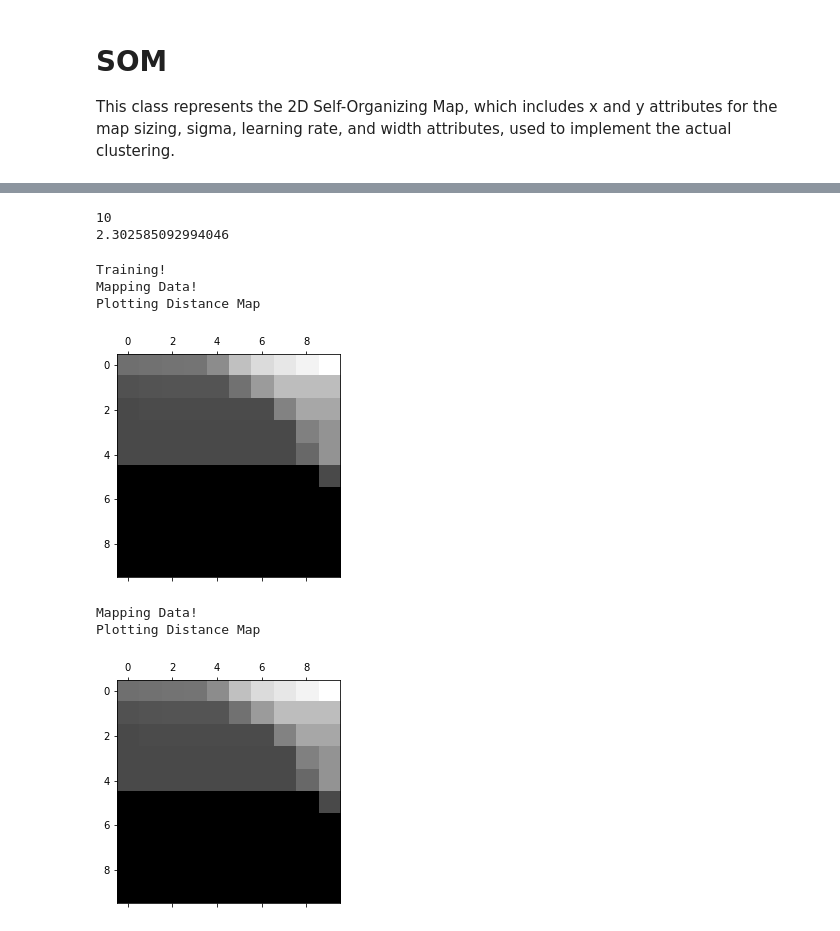
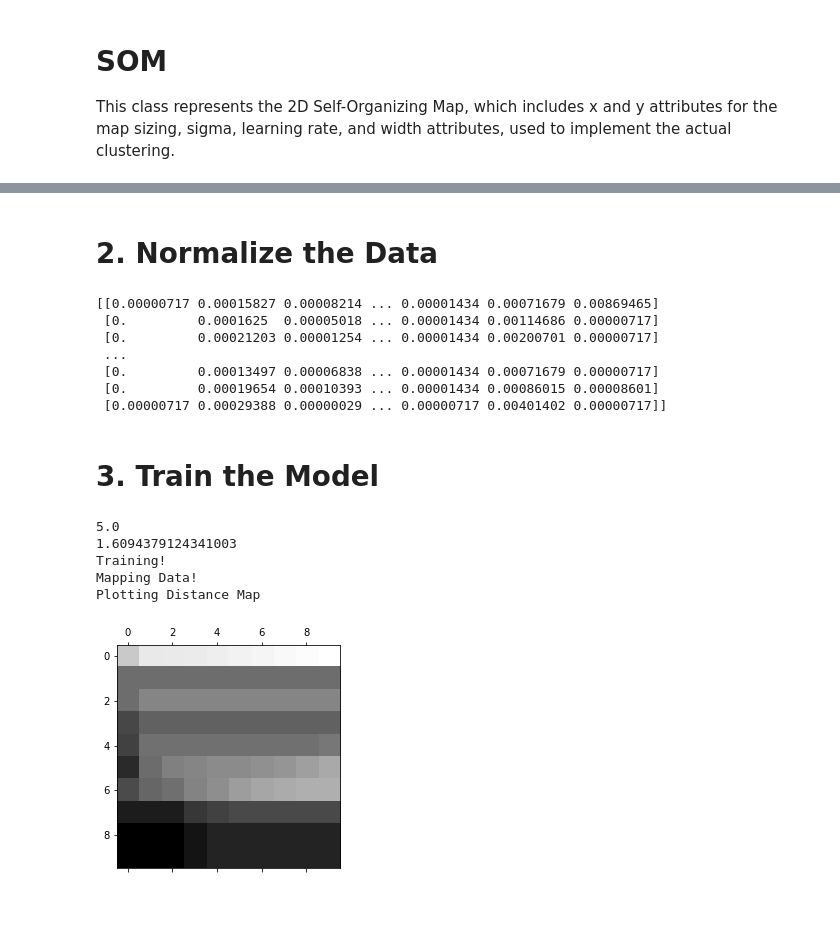
Before and after one commit to nbroadbent/Clustering-Algorithms, a Jupyter notebook: Clustering Algorithms.ipynb, the cells around one changed output, grey strips where cells are left out. Cells and saved outputs as stored; diff of their text form; code cells hidden in the pictures.

```diff
--- a/Clustering Algorithms.ipynb
+++ b/Clustering Algorithms.ipynb
@@ -75,7 +75,11 @@ class SOM:
         self.y = y
         self.s = s
         self.a = a
-        self.width = max(x, y)
+
+        if max(x, y) != 2:
+            self.width = max(x, y)/2
+        else:
+            self.width = max(x, y)
 
         print(self.width)
         print(math.log(self.width))
@@ -235,0 +234,5 @@ print(data.shape)
+# %%
+df = pd.read_csv ('Credit_Card_Applications.csv')
+data = df[['A1', 'A2', 'A3', 'A4', 'A5', 'A6', 'A7', 'A8', 'A9', 'A10', 'A11', 'A12', 'A13', 'A14']]
+print (data)
+data = data.values.tolist()
@@ -236,40 +257,33 @@ print(data.shape)
+# %% [markdown]
+# 2. Normalize the Data
 # %%
 # Normalize Data
 norm = data / np.linalg.norm(data)
-
-'''
-print("Normalized:")
 print(norm)
-print()
-print("Denormalized:")
-print(norm * np.linalg.norm(data))
-'''
-som = SOM(10, 10, 1.0, 0.2)
 # %% [output]
-10
-2.302585092994046
+[[0.00000717 0.00015827 0.00008214 ... 0.00001434 0.00071679 0.00869465]
+ [0.         0.0001625  0.00005018 ... 0.00001434 0.00114686 0.00000717]
+ [0.         0.00021203 0.00001254 ... 0.00001434 0.00200701 0.00000717]
+ ...
+ [0.         0.00013497 0.00006838 ... 0.00001434 0.00071679 0.00000717]
+ [0.         0.00019654 0.00010393 ... 0.00001434 0.00086015 0.00008601]
+ [0.00000717 0.00029388 0.00000029 ... 0.00000717 0.00401402 0.00000717]]
+# %% [markdown]
+# 3. Train the Model
 # %%
+som = SOM(10, 10, 1.1, 0.6)
 print("Training!")
-som.train(norm, 2, 10000)
+som.train(norm, 100)
 print("Mapping Data!")
-som.mapData(norm[:100])
+som.mapData(norm)
 print("Plotting Distance Map")
 dm = som.getDistanceMap()
 plt.matshow(dm, cmap = plt.cm.gray)
 plt.show()
 # %% [output]
+5.0
+1.6094379124341003
 Training!
 Mapping Data!
 Plotting Distance Map
-[figure, old version]
+[figure, new version]
-# %%
-print("Mapping Data!")
-som.mapData(norm[:1000])
-print("Plotting Distance Map")
-dm = som.getDistanceMap()
-plt.matshow(dm, cmap = plt.cm.gray)
-plt.show()
-# %% [output]
-Mapping Data!
-Plotting Distance Map
-[figure, removed]
```
Also changed, not shown: parts of 11 cells of this notebook, 1 other file.
